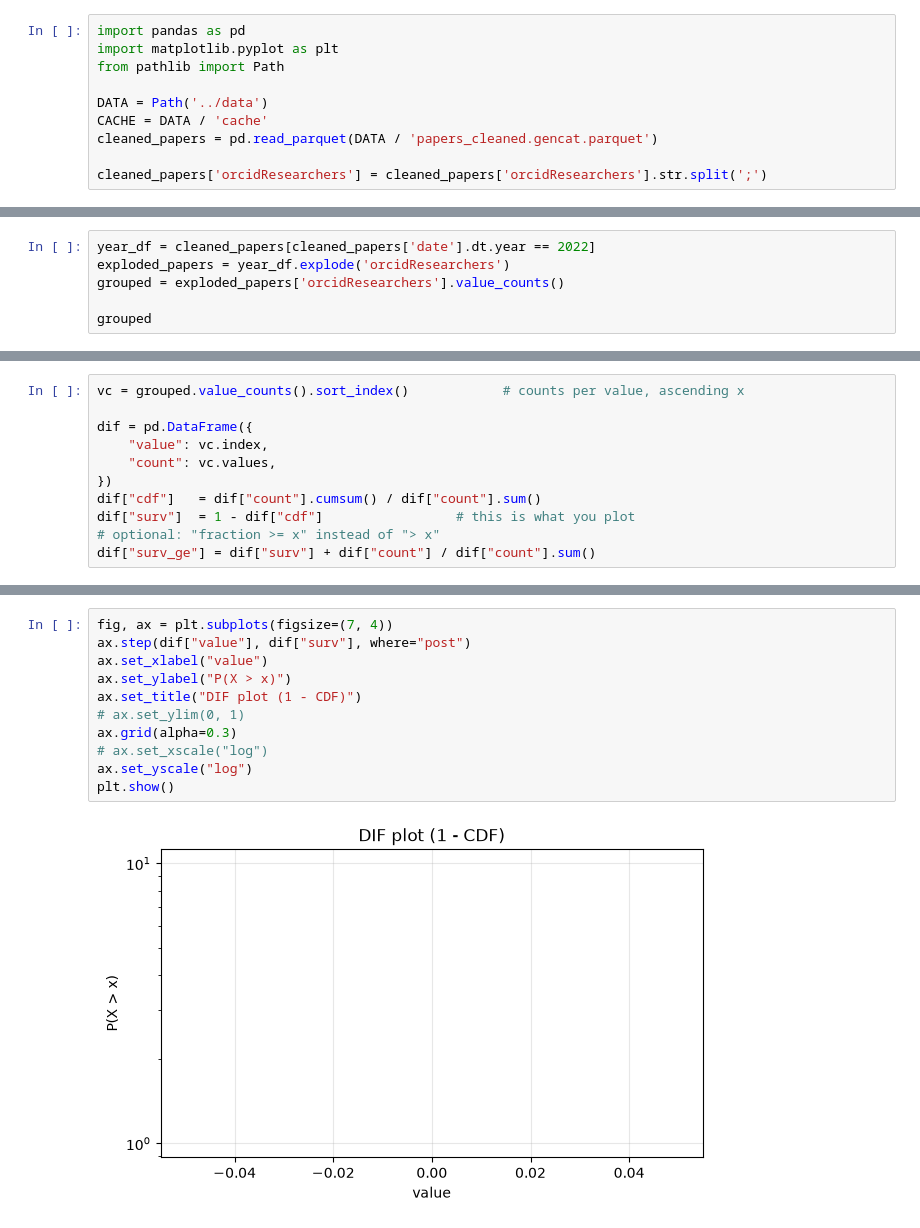
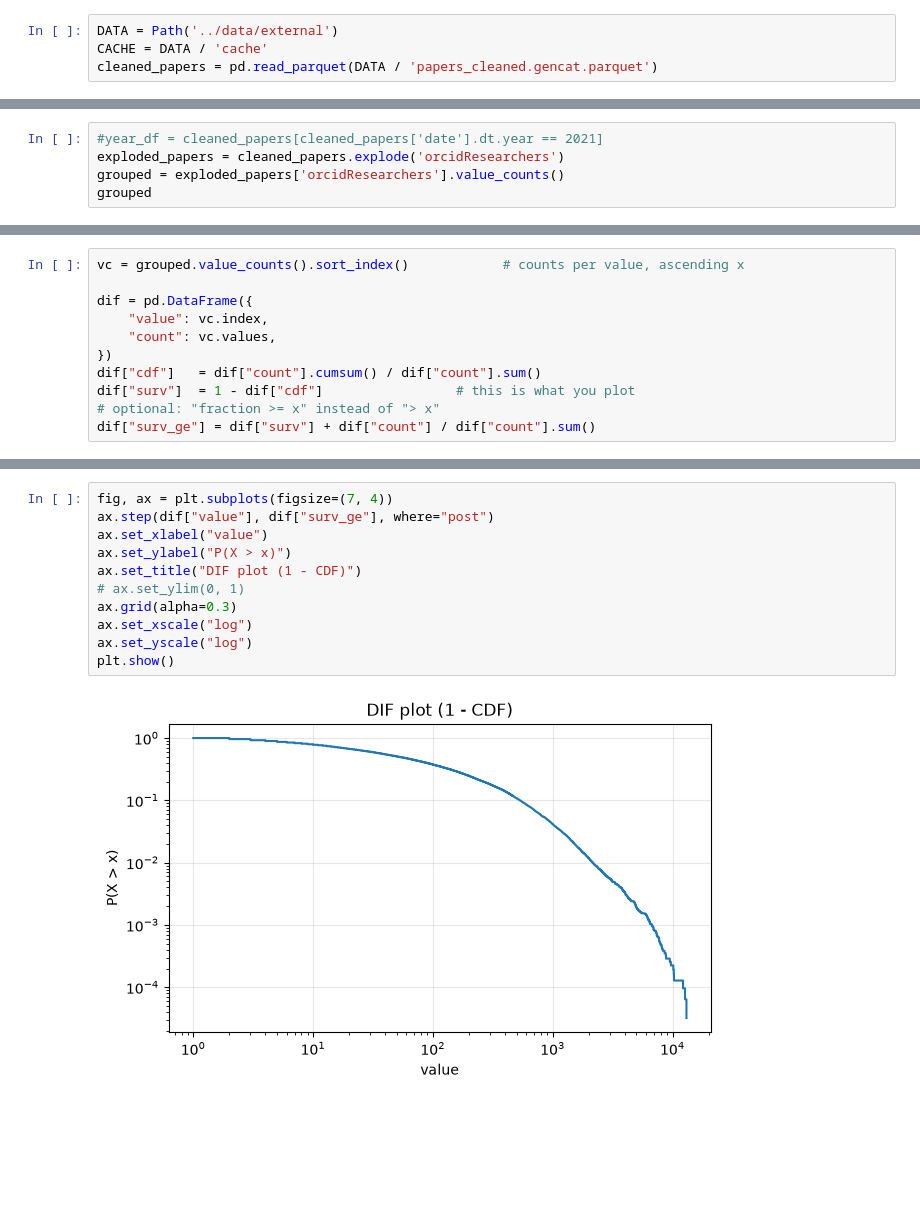
Before and after one commit to AdriRed/science-squared-avbd, a Jupyter notebook: notebooks/power_laws.ipynb, the cells around one changed output, grey strips where cells are left out. Drawn from its saved outputs; the diff is of its cells as text; blank space fills up the shorter version.

Commit message:
Advances on papers per researcher distribution

```diff
--- a/notebooks/power_laws.ipynb
+++ b/notebooks/power_laws.ipynb
@@ -1,12 +8,6 @@
 # %%
-import pandas as pd
-import matplotlib.pyplot as plt
-from pathlib import Path
-
-DATA = Path('../data')
+DATA = Path('../data/external')
 CACHE = DATA / 'cache'
 cleaned_papers = pd.read_parquet(DATA / 'papers_cleaned.gencat.parquet')
-
-cleaned_papers['orcidResearchers'] = cleaned_papers['orcidResearchers'].str.split(';')
 # %%
 cleaned_papers['date'] = pd.to_datetime(cleaned_papers['date'])
@@ -13,7 +19,6 @@ cleaned_papers['date'] = pd.to_datetime(cleaned_papers['date'])
 # %%
-year_df = cleaned_papers[cleaned_papers['date'].dt.year == 2022]
-exploded_papers = year_df.explode('orcidResearchers')
+#year_df = cleaned_papers[cleaned_papers['date'].dt.year == 2021]
+exploded_papers = cleaned_papers.explode('orcidResearchers')
 grouped = exploded_papers['orcidResearchers'].value_counts()
-
 grouped
 # %% [output]
@@ -34,13 +65,13 @@ dif["surv_ge"] = dif["surv"] + dif["count"] / dif["count"].sum()
 # %%
 fig, ax = plt.subplots(figsize=(7, 4))
-ax.step(dif["value"], dif["surv"], where="post")
+ax.step(dif["value"], dif["surv_ge"], where="post")
 ax.set_xlabel("value")
 ax.set_ylabel("P(X > x)")
 ax.set_title("DIF plot (1 - CDF)")
 # ax.set_ylim(0, 1)
 ax.grid(alpha=0.3)
-# ax.set_xscale("log")
+ax.set_xscale("log")
 ax.set_yscale("log")
 plt.show()
 # %% [output]
-[figure, old version]
+[figure, new version]
```
Also changed, not shown: parts of 8 cells of this notebook, 1 other file.
